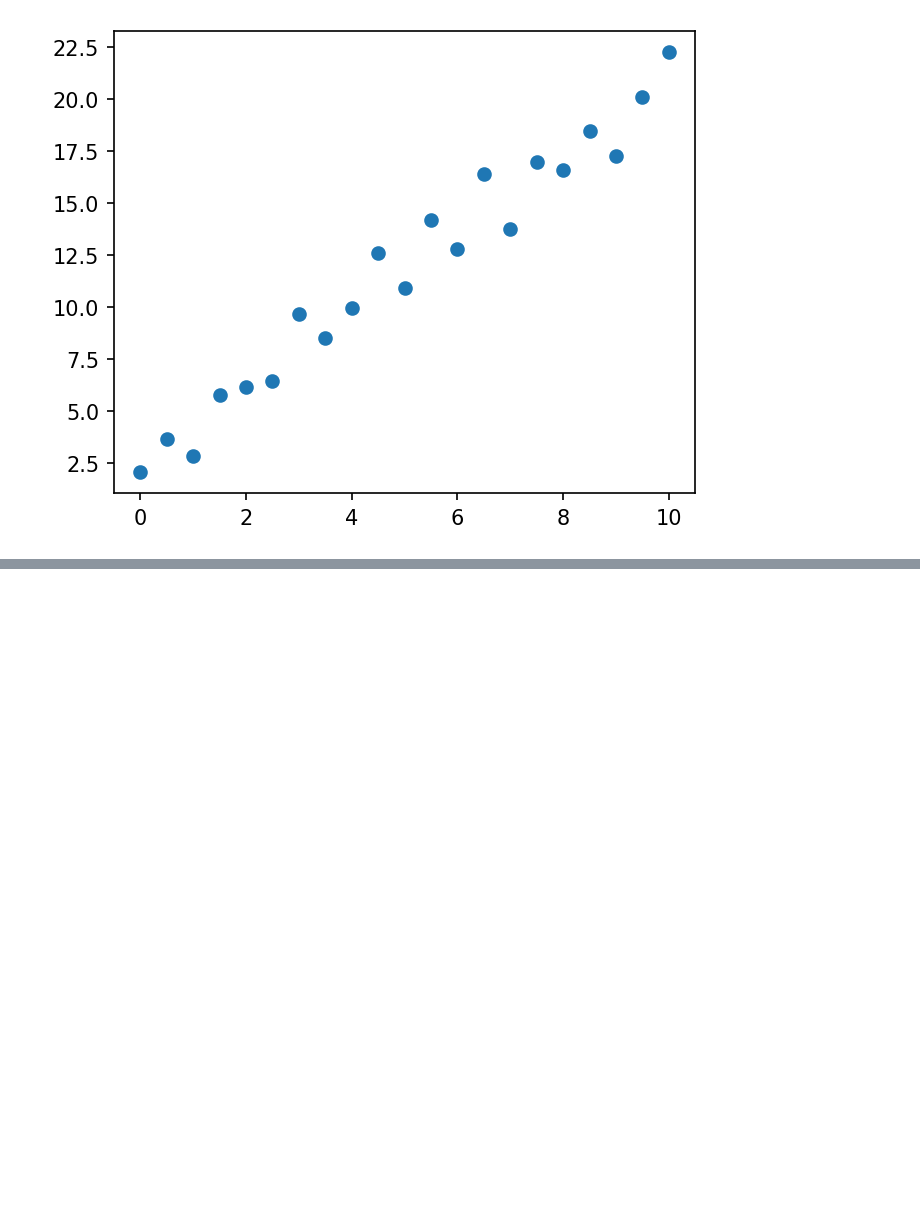
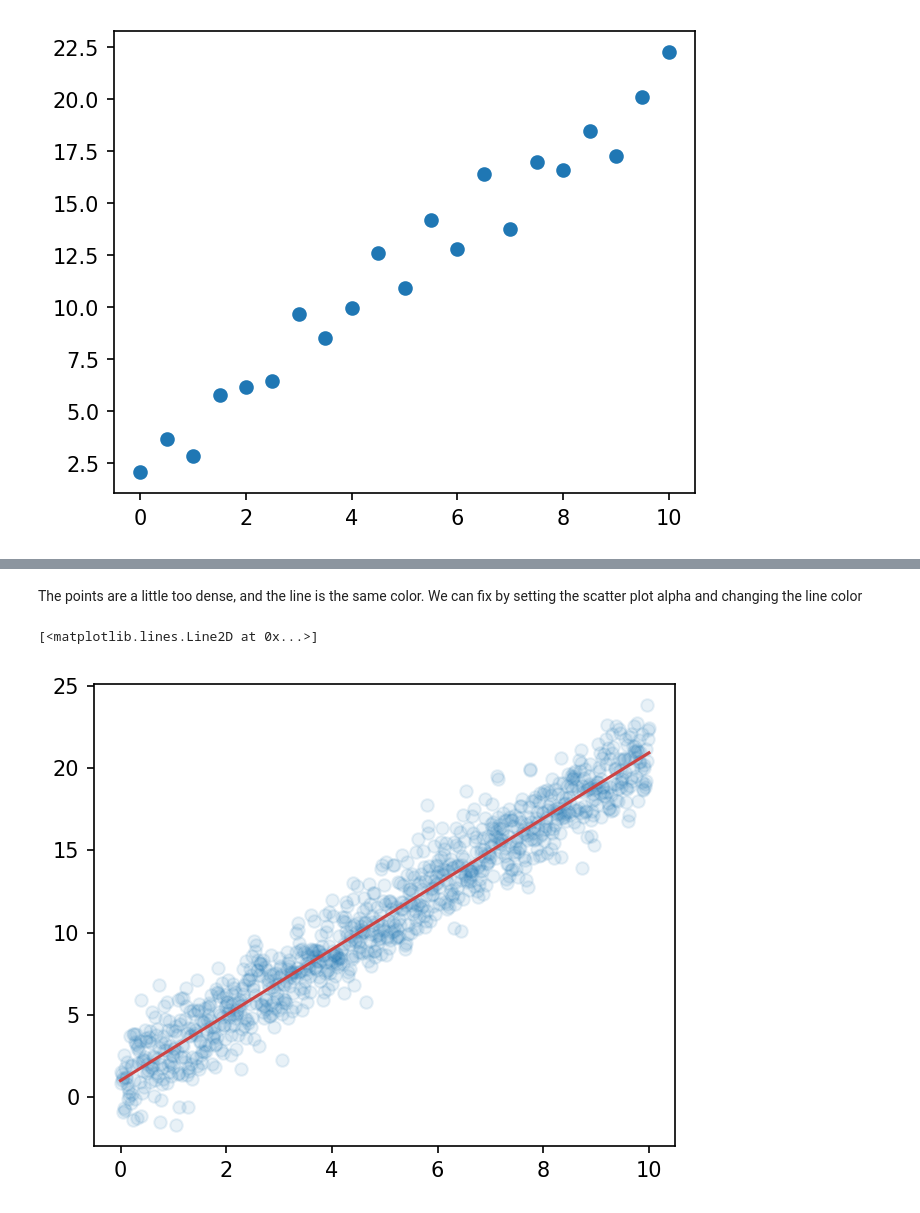
Before and after one commit to dbwilburn/BIOC6765, a Jupyter notebook: probability_simulations.ipynb, the cells around one changed output, grey strips where cells are left out. Saved outputs shown, nothing was run; the diff lists cells and outputs as text; code cells hidden in the pictures; blank space fills up the shorter version.

```diff
--- a/probability_simulations.ipynb
+++ b/probability_simulations.ipynb
@@ -230,0 +269,10 @@ Type:      function
+# %% [markdown]
+The points are a little too dense, and the line is the same color. We can fix by setting the scatter plot alpha and changing the line color
+# %%
+fig, ax = plt.subplots( figsize=(5,4), dpi=150, ) # Can set other features such as image size and dpi
+
+ax.scatter( df_2.x, df_2.y, alpha=0.1, )
+ax.plot( df_2.x, df_2.fit_y, color='#cc4444' )
+# %% [output]
+[<matplotlib.lines.Line2D at 0x...>]
+[figure, added]
```
Also changed, not shown: parts of 31 cells of this notebook.
